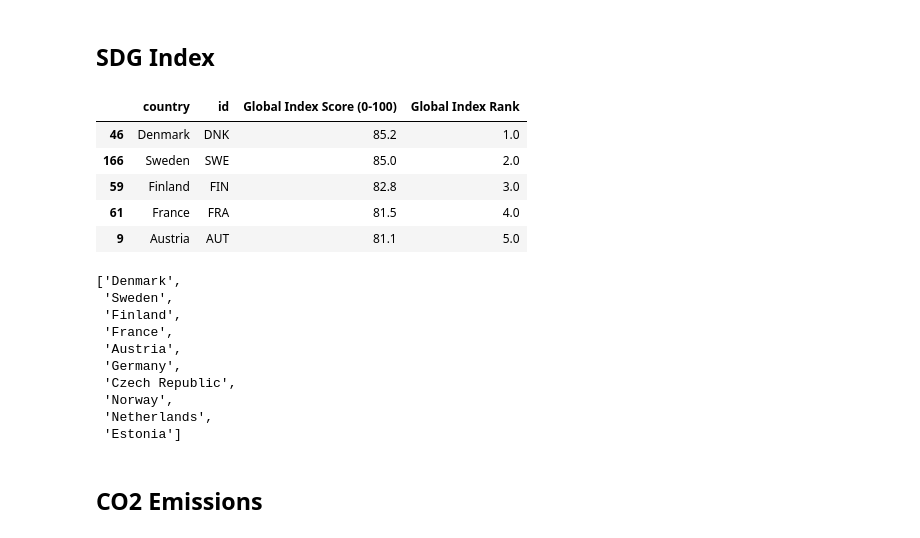
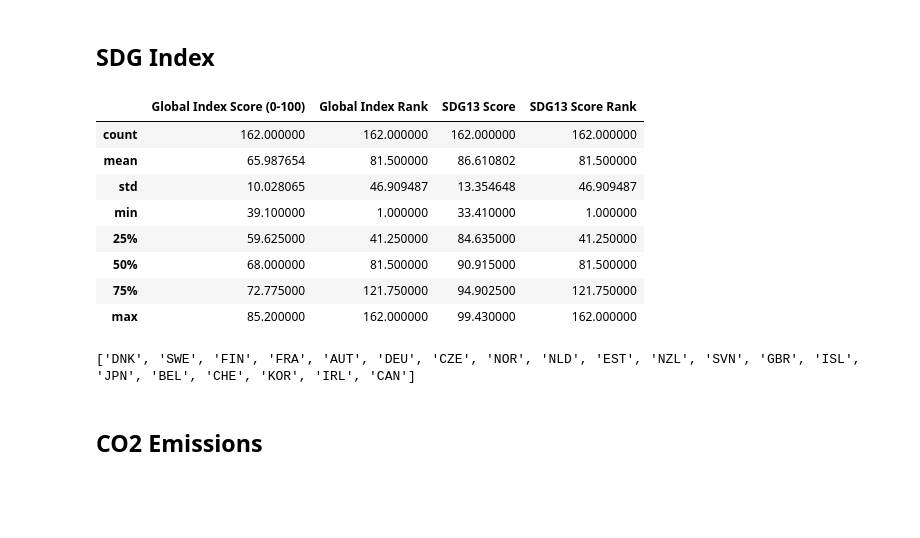
Before and after one commit to hk0211/sdgs-emissions, a Jupyter notebook: sdgs-emissions.ipynb, the cells around one changed output. Saved outputs shown, nothing was run; the diff lists cells and outputs as text; code cells hidden in the pictures; blank space fills up the shorter version.

```diff
--- a/sdgs-emissions.ipynb
+++ b/sdgs-emissions.ipynb
@@ -19,29 +93,24 @@ from fbprophet import Prophet
 ## SDG Index
 # %%
 sdg_index = pd.read_csv('../data/sdg_index.csv')
-rank_df = sdg_index.sort_values('Global Index Rank')[['country', 'id', 'Global Index Score (0-100)', 'Global Index Rank']].dropna()
-rank_df.head(5)
+rank_df = sdg_index.sort_values('SDG13 Score', ascending=False)[['country', 'id', 'Global Index Score (0-100)', 'Global Index Rank', 'SDG13 Score']].dropna().reset_index(drop=True)
+rank_df['SDG13 Score Rank'] = rank_df.index + 1.0
+rank_df.describe()
 # %% [output]
-|  | country | id | Global Index Score (0-100) | Global Index Rank |
-| 46 | Denmark | DNK | 85.2 | 1.0 |
-| 166 | Sweden | SWE | 85.0 | 2.0 |
-| 59 | Finland | FIN | 82.8 | 3.0 |
-| 61 | France | FRA | 81.5 | 4.0 |
-| 9 | Austria | AUT | 81.1 | 5.0 |
+|  | Global Index Score (0-100) | Global Index Rank | SDG13 Score | SDG13 Score Rank |
+| count | 162.000000 | 162.000000 | 162.000000 | 162.000000 |
+| mean | 65.987654 | 81.500000 | 86.610802 | 81.500000 |
+| std | 10.028065 | 46.909487 | 13.354648 | 46.909487 |
+| min | 39.100000 | 1.000000 | 33.410000 | 1.000000 |
+| 25% | 59.625000 | 41.250000 | 84.635000 | 41.250000 |
+| 50% | 68.000000 | 81.500000 | 90.915000 | 81.500000 |
+| 75% | 72.775000 | 121.750000 | 94.902500 | 121.750000 |
+| max | 85.200000 | 162.000000 | 99.430000 | 162.000000 |
 # %%
-top_ranks = rank_df['country'].values.tolist()[:10]
-top_ranks
+top_ranks = rank_df.sort_values('Global Index Rank')['id'].values.tolist()[:20]
+print(top_ranks)
 # %% [output]
-['Denmark',
- 'Sweden',
- 'Finland',
- 'France',
- 'Austria',
- 'Germany',
- 'Czech Republic',
- 'Norway',
- 'Netherlands',
- 'Estonia']
+['DNK', 'SWE', 'FIN', 'FRA', 'AUT', 'DEU', 'CZE', 'NOR', 'NLD', 'EST', 'NZL', 'SVN', 'GBR', 'ISL', 'JPN', 'BEL', 'CHE', 'KOR', 'IRL', 'CAN']
 # %% [markdown]
 ## CO2 Emissions
 # %%
```
Also changed, not shown: parts of 10 cells of this notebook, 1 other file.
